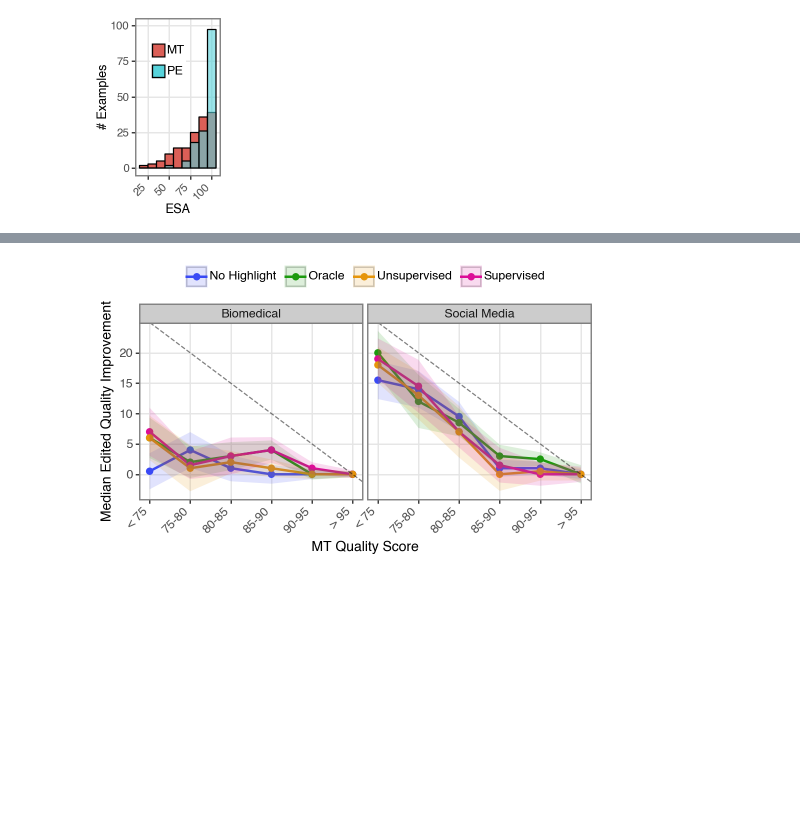
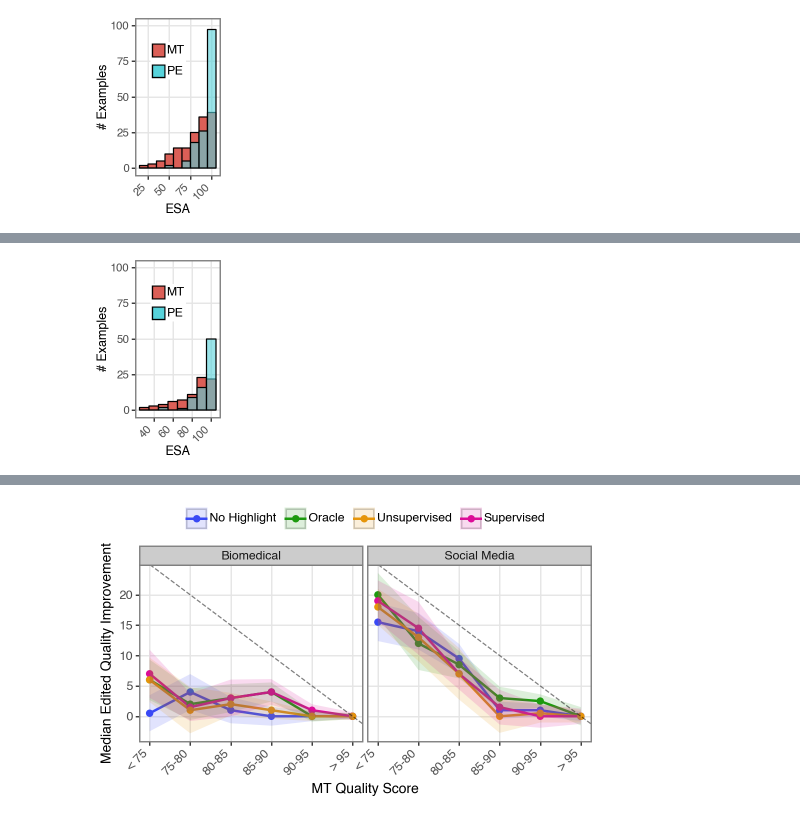
Before and after one commit to gsarti/qe4pe, a Jupyter notebook: notebooks/analysis.ipynb, the cells around one changed output, grey strips where cells are left out. Cells and saved outputs as stored; diff of their text form; code cells hidden in the pictures; blank space fills up the shorter version.

```diff
--- a/notebooks/analysis.ipynb
+++ b/notebooks/analysis.ipynb
@@ -1653,0 +1725,6 @@ esa_hist.save("../figures/esa_counts_agg.svg")
+# %%
+merged_qa_df_biomed = get_merged_quality_dataframe(quality_df[(quality_df["wmt_category"] == "biomedical")], aggregate_fields=["segment_id"])
+esa_hist_biomed = plot_counts(merged_qa_df_biomed, "median_qa_mt_esa_rating", "median_qa_pe_esa_rating", "ESA", binwidth=10, ylim_val=(0,100))
+esa_hist_biomed.show()
+# %% [output]
+[figure, added]
```
Also changed, not shown: parts of 10 cells of this notebook, 10 other files.
